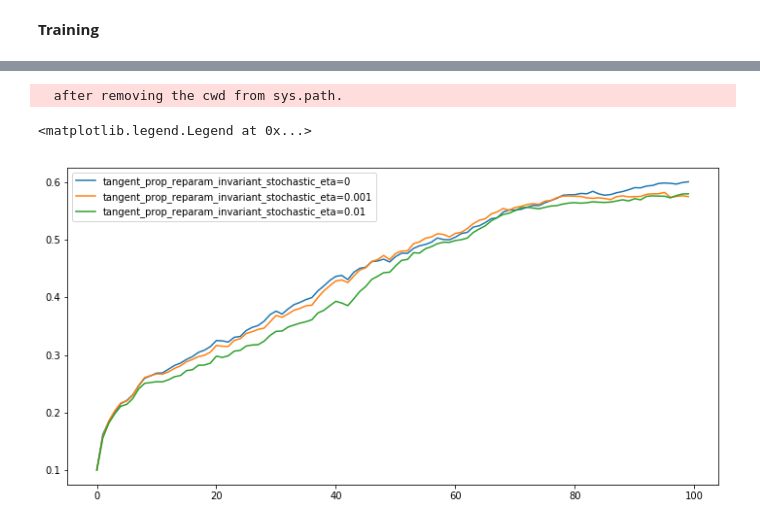
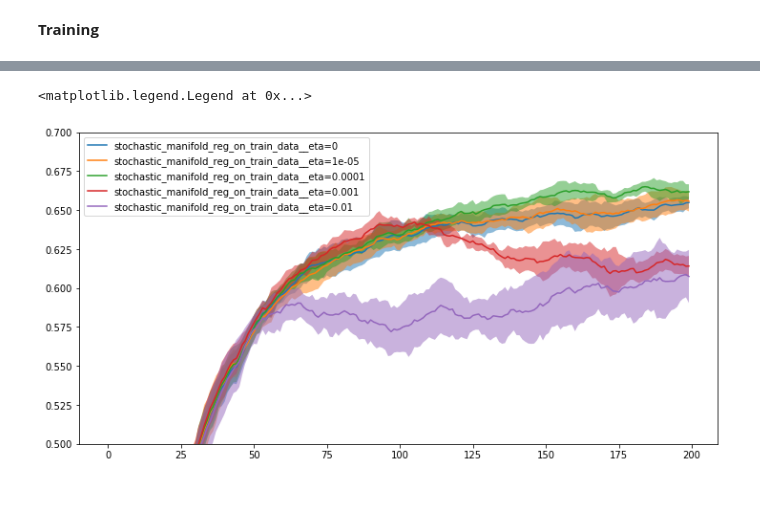
Before and after one commit to varenick/wae_semi_supervised, a Jupyter notebook: wae_gan_tangent_prop_cifar_semi_supervised.ipynb, the cells around one changed output, grey strips where cells are left out. Cells and saved outputs as stored; diff of their text form; code cells hidden in the pictures; blank space fills up the shorter version.

```diff
--- a/wae_gan_tangent_prop_cifar_semi_supervised.ipynb
+++ b/wae_gan_tangent_prop_cifar_semi_supervised.ipynb
@@ -672,10 +704,18 @@ plt.legend(modes)
-# %%
-plt.figure(figsize=(12, 6))
-
-for mode in modes[:3]:
-    plt.plot(ewma(DataFrame(test_accs[mode]), alpha=0.1))
-plt.legend(modes)
-# %% [output]
-  after removing the cwd from sys.path.
-<matplotlib.legend.Legend at 0x...>
-[figure, removed]
+# %%
+plt.figure(figsize=(12, 6))
+
+alpha = 0.1
+for mode in modes:
+    curve = DataFrame(test_accs[mode]).ewm(alpha=alpha, axis=1).mean()
+    plt.plot(curve.mean(axis=0))
+    plt.fill_between(
+        range(num_epochs),
+        curve.mean(axis=0) - curve.std(axis=0),
+        curve.mean(axis=0) + curve.std(axis=0),
+        alpha=0.5
+    )
+plt.ylim(0.5, 0.7)
+plt.legend(modes)
+# %% [output]
+<matplotlib.legend.Legend at 0x...>
+[figure, added]
```
Also changed, not shown: parts of 8 cells of this notebook, 2 other files.
